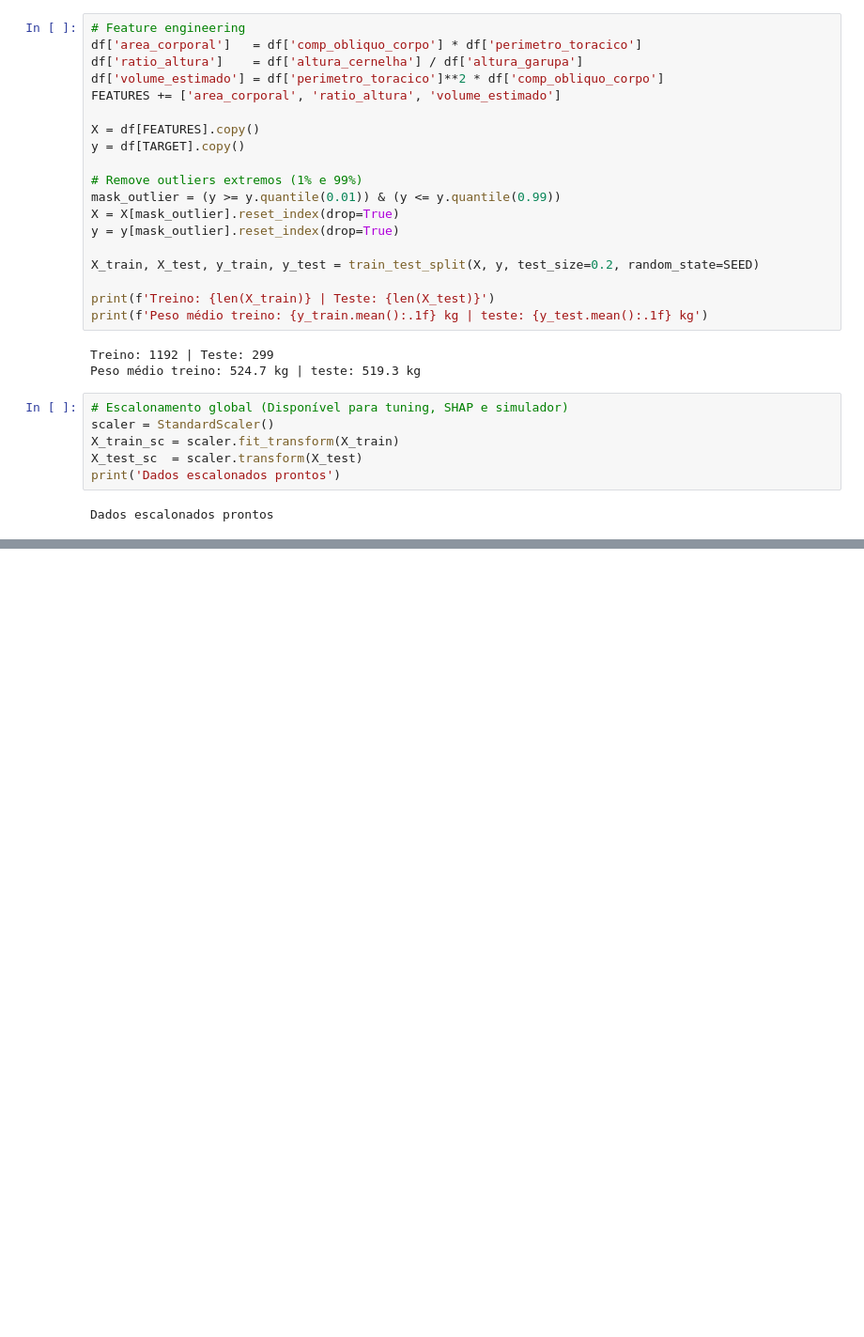
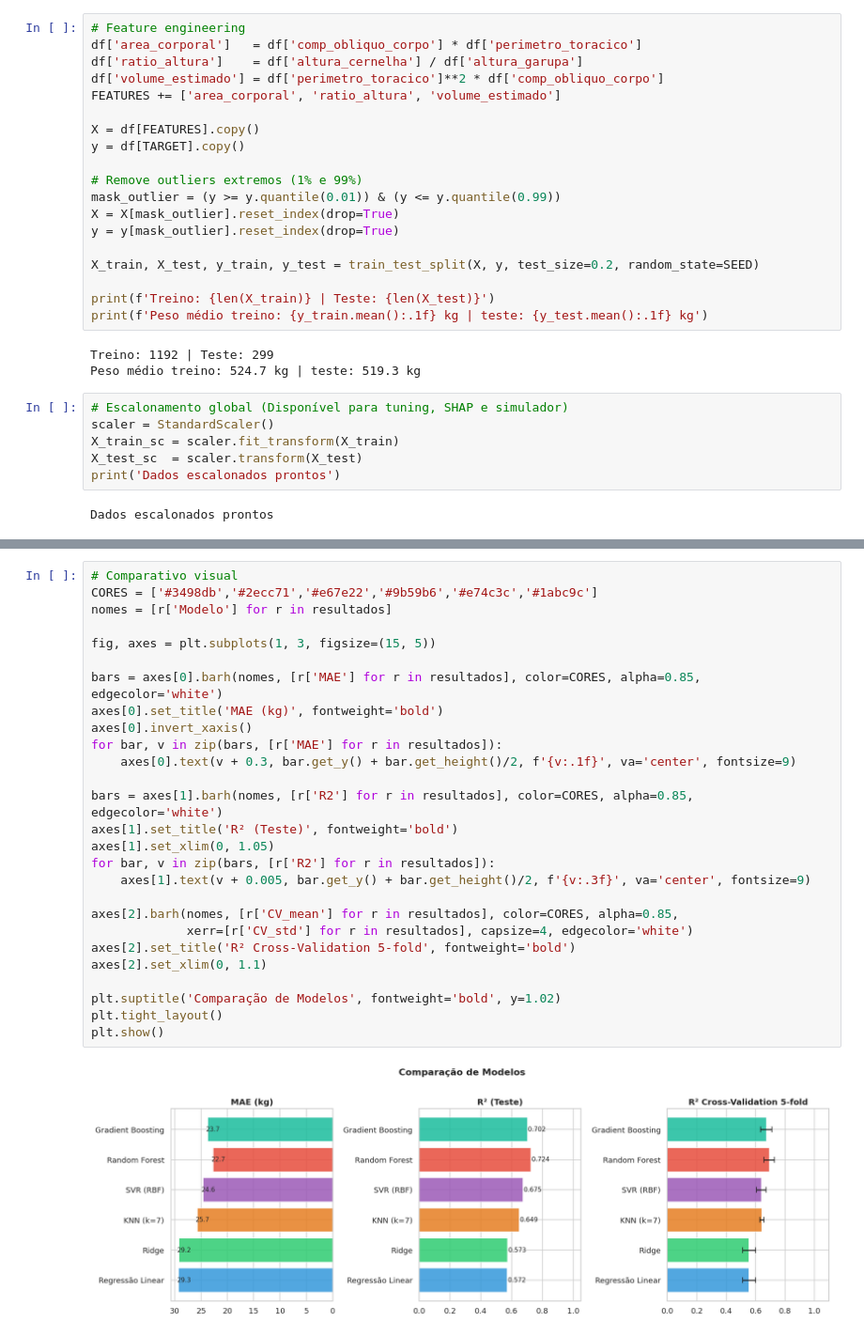
Before and after one commit to jota6k/projeto_peso_bovinos, a Jupyter notebook: notebook_peso_bovinos.ipynb, the cells around one changed output, grey strips where cells are left out. Shown at 94% size. Saved outputs shown, nothing was run; the diff lists cells and outputs as text; blank space fills up the shorter version.

Commit message:
feat: modelagem - comparação de 6 algoritmos com cross-validation

```diff
--- a/notebook_peso_bovinos.ipynb
+++ b/notebook_peso_bovinos.ipynb
@@ -234,0 +279,29 @@ Dados escalonados prontos
+# %%
+# Comparativo visual
+CORES = ['#3498db','#2ecc71','#e67e22','#9b59b6','#e74c3c','#1abc9c']
+nomes = [r['Modelo'] for r in resultados]
+
+fig, axes = plt.subplots(1, 3, figsize=(15, 5))
+
+bars = axes[0].barh(nomes, [r['MAE'] for r in resultados], color=CORES, alpha=0.85, edgecolor='white')
+axes[0].set_title('MAE (kg)', fontweight='bold')
+axes[0].invert_xaxis()
+for bar, v in zip(bars, [r['MAE'] for r in resultados]):
+    axes[0].text(v + 0.3, bar.get_y() + bar.get_height()/2, f'{v:.1f}', va='center', fontsize=9)
+
+bars = axes[1].barh(nomes, [r['R2'] for r in resultados], color=CORES, alpha=0.85, edgecolor='white')
+axes[1].set_title('R² (Teste)', fontweight='bold')
+axes[1].set_xlim(0, 1.05)
+for bar, v in zip(bars, [r['R2'] for r in resultados]):
+    axes[1].text(v + 0.005, bar.get_y() + bar.get_height()/2, f'{v:.3f}', va='center', fontsize=9)
+
+axes[2].barh(nomes, [r['CV_mean'] for r in resultados], color=CORES, alpha=0.85,
+             xerr=[r['CV_std'] for r in resultados], capsize=4, edgecolor='white')
+axes[2].set_title('R² Cross-Validation 5-fold', fontweight='bold')
+axes[2].set_xlim(0, 1.1)
+
+plt.suptitle('Comparação de Modelos', fontweight='bold', y=1.02)
+plt.tight_layout()
+plt.show()
+# %% [output]
+[figure, added]
```
Also changed, not shown: parts of 3 cells of this notebook.
